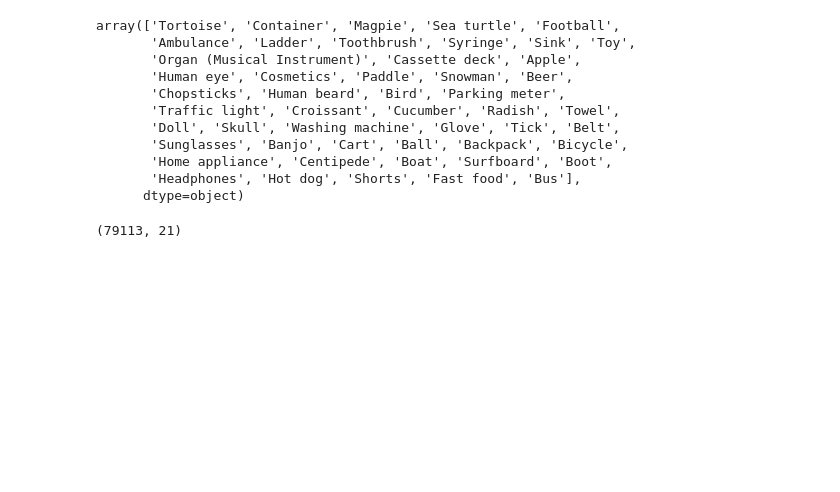
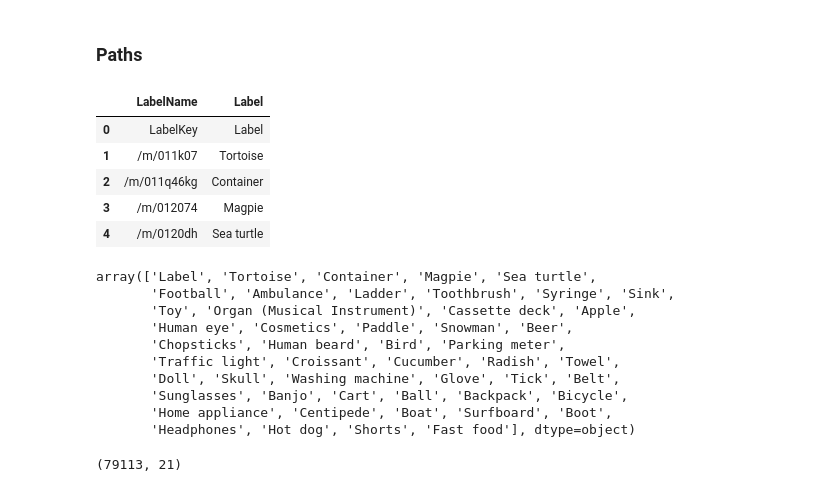
Before and after one commit to luisfarre/final_project_ih, a Jupyter notebook: 0.get_open_data.ipynb, the cells around one changed output. Drawn from its saved outputs; the diff is of its cells as text; code cells hidden in the pictures; blank space fills up the shorter version.

```diff
--- a/Get data.ipynb
+++ b/0.get_open_data.ipynb
@@ -5,0 +9,2 @@ df_class = pd.read_csv('class-descriptions-boxable.csv')
+# %% [markdown]
+### Paths
@@ -5,0 +14,3 @@ df_class = pd.read_csv('class-descriptions-boxable.csv')
+# %%
+storage_client = storage.Client(project = 'ih-final-project-277919')
+bucket = storage_client.get_bucket('final_project_ih_data_dl')
@@ -6,17 +19,30 @@ df_class = pd.read_csv('class-descriptions-boxable.csv')
+# %%
+blob = storage.blob.Blob('data/class-descriptions-boxable.csv',bucket)
+cnt = blob.download_as_string()
+colnames=['LabelName','Label']
+df_class = pd.read_csv(BytesIO(cnt),names=colnames, header=None)
+# %%
+df_class.head()
+# %% [output]
+|  | LabelName | Label |
+| 0 | LabelKey | Label |
+| 1 | /m/011k07 | Tortoise |
+| 2 | /m/011q46kg | Container |
+| 3 | /m/012074 | Magpie |
+| 4 | /m/0120dh | Sea turtle |
 # %%
 df_class['Label'].unique()[:50]
 # %% [output]
-array(['Tortoise', 'Container', 'Magpie', 'Sea turtle', 'Football',
-       'Ambulance', 'Ladder', 'Toothbrush', 'Syringe', 'Sink', 'Toy',
-       'Organ (Musical Instrument)', 'Cassette deck', 'Apple',
+array(['Label', 'Tortoise', 'Container', 'Magpie', 'Sea turtle',
+       'Football', 'Ambulance', 'Ladder', 'Toothbrush', 'Syringe', 'Sink',
+       'Toy', 'Organ (Musical Instrument)', 'Cassette deck', 'Apple',
        'Human eye', 'Cosmetics', 'Paddle', 'Snowman', 'Beer',
        'Chopsticks', 'Human beard', 'Bird', 'Parking meter',
        'Traffic light', 'Croissant', 'Cucumber', 'Radish', 'Towel',
        'Doll', 'Skull', 'Washing machine', 'Glove', 'Tick', 'Belt',
        'Sunglasses', 'Banjo', 'Cart', 'Ball', 'Backpack', 'Bicycle',
        'Home appliance', 'Centipede', 'Boat', 'Surfboard', 'Boot',
-       'Headphones', 'Hot dog', 'Shorts', 'Fast food', 'Bus'],
-      dtype=object)
+       'Headphones', 'Hot dog', 'Shorts', 'Fast food'], dtype=object)
 # %%
 classes = ['Boat']
 # %%
```
Also changed, not shown: parts of 25 cells of this notebook, 5 other files.
